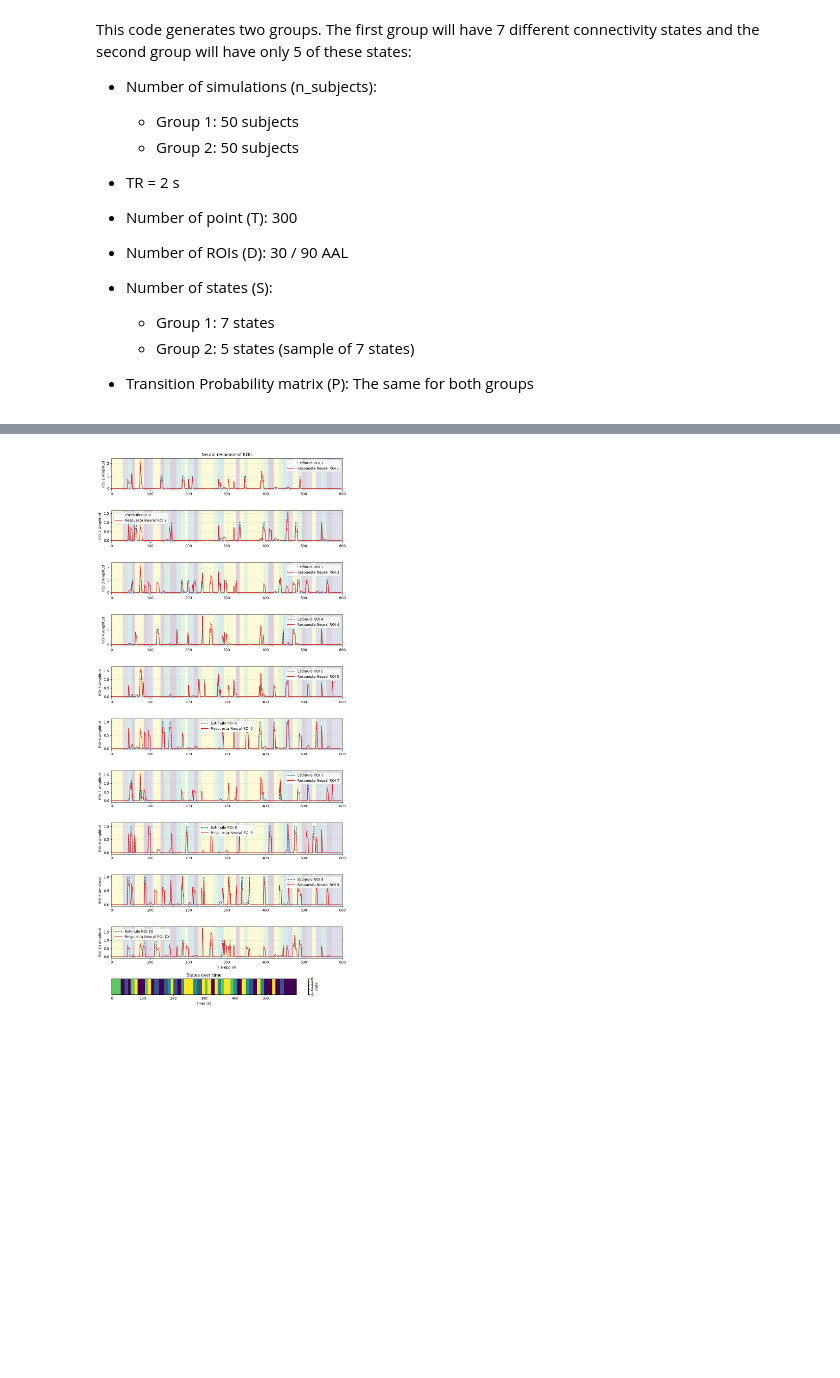
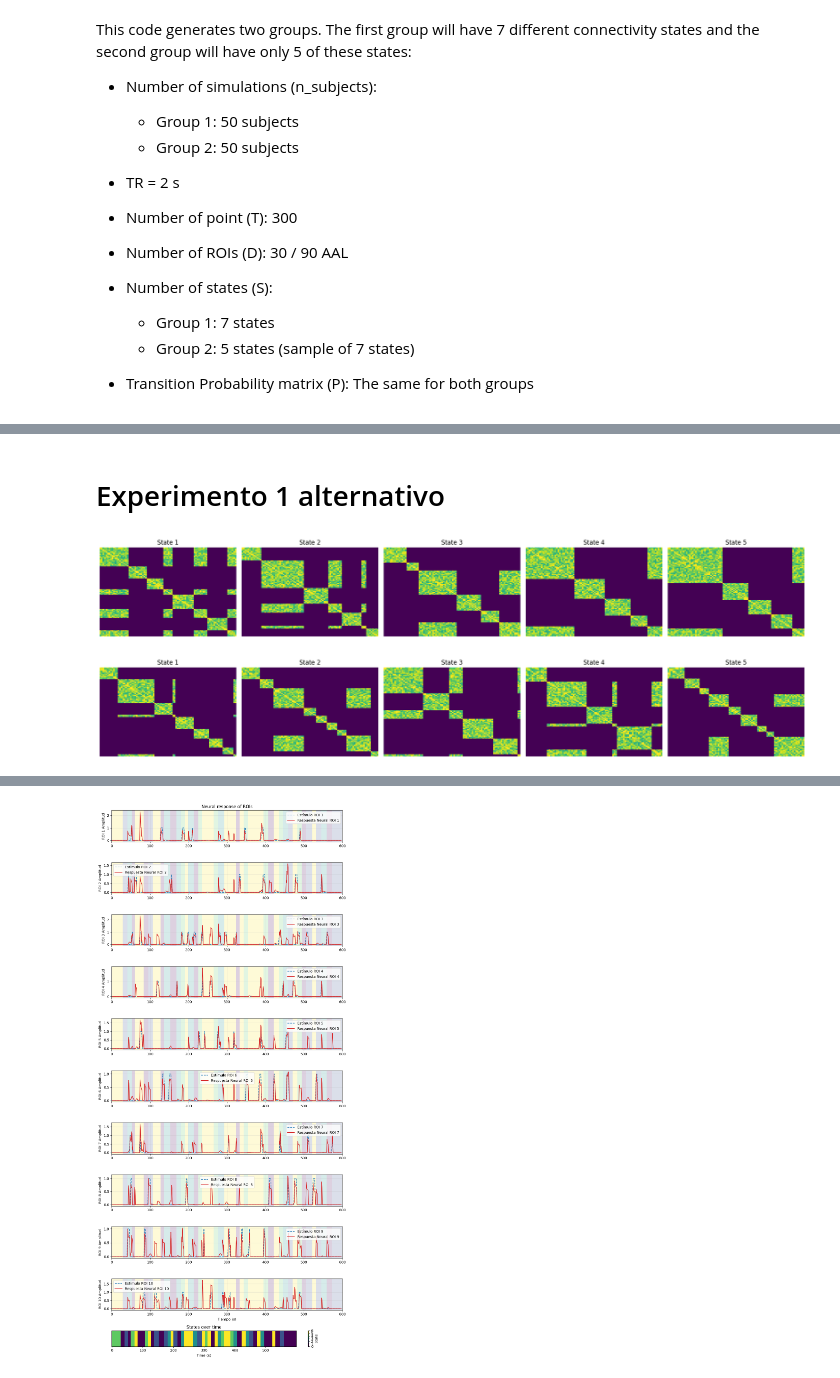
Before and after one commit to JSantis5/Dynamic_Embedding, a Jupyter notebook: Data_Generation.ipynb, the cells around one changed output, grey strips where cells are left out. Saved outputs shown, nothing was run; the diff lists cells and outputs as text; code cells hidden in the pictures; blank space fills up the shorter version.

Commit message:
alternative data generation

```diff
--- a/Data_Generation.ipynb
+++ b/Data_Generation.ipynb
@@ -336,3 +176,45 @@ Segmento 8 del estado 4 no representado
 Complete
 
  Files saved in /content/drive/MyDrive/Balloon_model/Data1/Group2
+# %% [markdown]
+# Experimento 1 alternativo
+# %%
+# Generation of states
+D = 90
+S = 5
+#States of Group 1
+#FC_states1 = dyn_bmn.gen_states_A(S, D, N_conns=[10,15,20,12,10,5,12], sym=True, seed=40) #30 ROIs
+#FC_states1 = dyn_bmn.gen_states_A(S, D, N_conns=[5,4,10,4,6,4,8], sym=True, seed=12) # 10 ROIs
+FC_states1 = dyn_bmn.gen_states_modular_A(S, D, n_modules=(5,6), intra_range=(0.6,1.0),
+                                          n_extra_per_module=50,
+                                          sym=True,
+                                          seed=60)
+
+FC_states2 = dyn_bmn.gen_states_modular_A(S, D, n_modules=(4,9), intra_range=(0.6,1.0),
+                                          n_extra_per_module=50,
+                                          sym=True,
+                                          seed=50)
+# Visualize the matrices in FC_states1
+fig, axes = plt.subplots(1, len(FC_states1), figsize=(20, 3))
+for i, state_matrix in enumerate(FC_states1):
+    sns.heatmap(state_matrix, ax=axes[i], cmap='viridis', cbar=False)
+    axes[i].set_title(f'State {i+1}')
+    axes[i].set_xticks([])
+    axes[i].set_yticks([])
+#plt.title("FC matrices of states")
+plt.tight_layout()
+plt.show()
+
+# Visualize the matrices in FC_states2
+fig, axes = plt.subplots(1, len(FC_states2), figsize=(20, 3))
+for i, state_matrix in enumerate(FC_states2):
+    sns.heatmap(state_matrix, ax=axes[i], cmap='viridis', cbar=False)
+    axes[i].set_title(f'State {i+1}')
+    axes[i].set_xticks([])
+    axes[i].set_yticks([])
+#plt.title("FC matrices of states")
+plt.tight_layout()
+plt.show()
+# %% [output]
+[figure, added]
+[figure, added]
```
Also changed, not shown: parts of 12 cells of this notebook.
